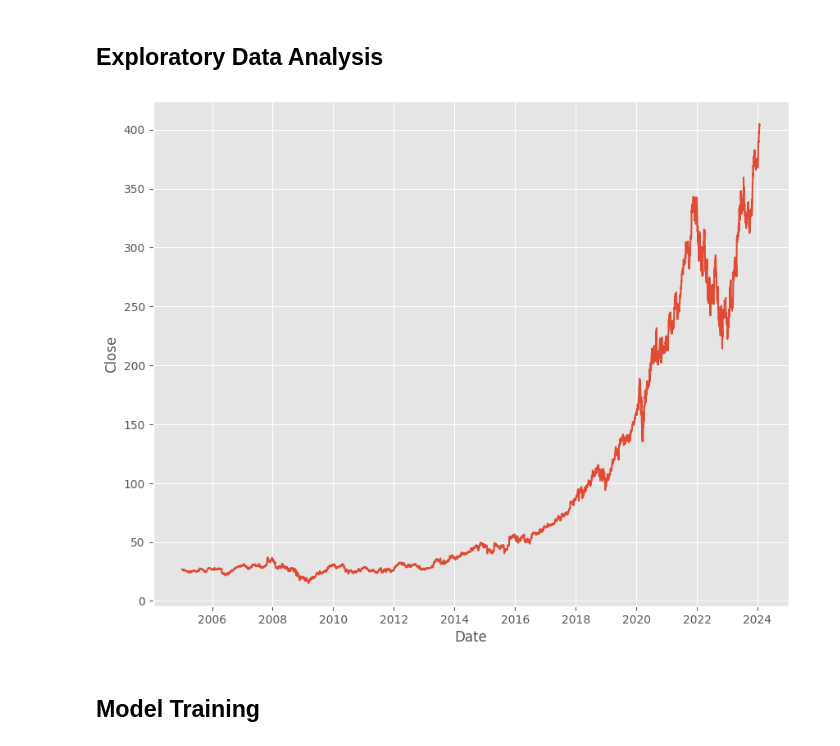
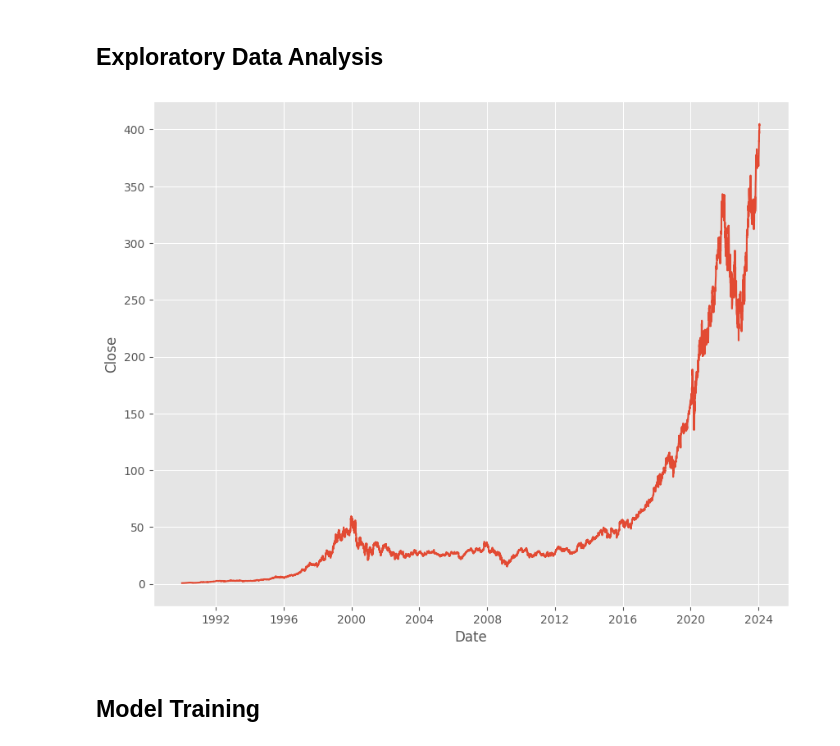
Before and after one commit to SamratAdhikari/Stock-Price-Analysis, a Jupyter notebook: Stock Price Prediction.ipynb, the cells around one changed output. Cells and saved outputs as stored; diff of their text form; code cells hidden in the pictures.

```diff
--- a/Stock Price Prediction.ipynb
+++ b/Stock Price Prediction.ipynb
@@ -19,5 +21,5 @@ plt.style.use('ggplot')
 # %% [markdown]
 ## Initializing the dataframe
 # %%
-start = datetime.date(2005, 1, 1)
+start = datetime.date(1990, 1, 1)
 end = datetime.date.today()
@@ -34,0 +26,3 @@ df.head()
+# %%
+df = yf.download(['MSFT'],start, end)
+df.tail()
@@ -76,4 +77 @@ Volume                int64
 dtype: object
-# %%
-df = df[['Date', 'Close']]
-df.tail()
@@ -88,9 +79,9 @@ df.tail()
 ## Exploratory Data Analysis
 # %%
 plt.figure(figsize=(10, 8))
-sns.lineplot(y=df.Close, x=df.Date)
+sns.lineplot(y=df.Close, x=df.index)
 plt.show()
 # %% [output]
-[figure, old version]
+[figure, new version]
 # %% [markdown]
 ## Model Training
```
Also changed, not shown: parts of 15 cells of this notebook.
